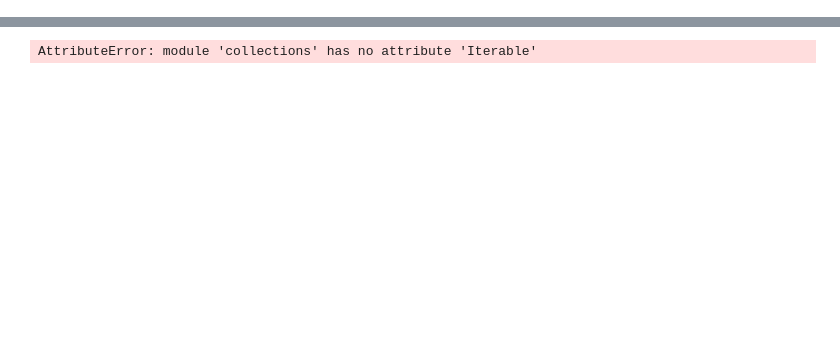
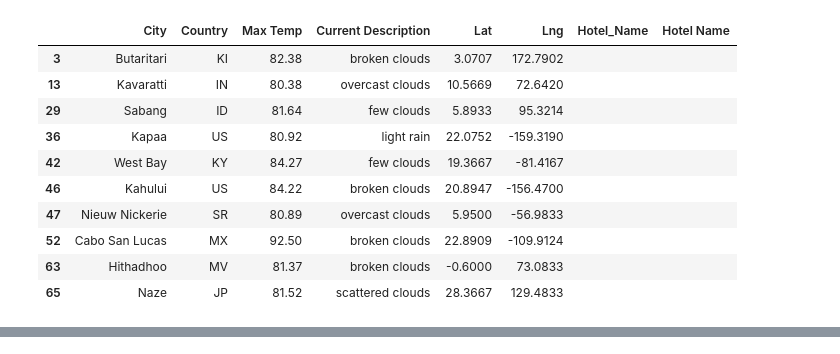
Before and after one commit to jillybean8848/World_Weather_Analysis, a Jupyter notebook: VacationPy.ipynb, the cells around one changed output, grey strips where cells are left out. Cells and saved outputs as stored; diff of their text form; code cells hidden in the pictures; blank space fills up the shorter version.

```diff
--- a/VacationPy.ipynb
+++ b/VacationPy.ipynb
@@ -166,0 +95,27 @@ params = {
+# %%
+#Search for hotels within 3000 meters.
+params = {
+    "radius": 3000,
+    "type": "lodging",
+    "key": g_key
+}
+
+# Iterate through the hotel DataFrame.
+for index, row in hotel_df.iterrows():
+    # 6c. Get latitude and longitude from DataFrame
+    lat = row["Lat"]
+    lng = row["Lng"]
+    params["location"] = f"{lat},{lng}"
+
+    #Set up the base URL for the Google Directions API to get JSON data
+    base_url = "https://maps.googleapis.com/maps/api/place/nearbysearch/json"
+
+    #Make request and retrieve the JSON data from the search.
+    hotels = requests.get(base_url, params=params).json()
+
+    #Get the first hotel from the results and store the name, if a hotel isn't found skip the city.
+    try:
+        hotel_df.loc[index, "Hotel Name"] = hotels["results"][0]["name"]
+    except (IndexError):
+        print("Hotel not found...skipping the city.")
+        hotel_df.loc[index, "Hotel Name"] = np.nan
@@ -166,0 +148,4 @@ params = {
+# %%
+# Create DataFrame called hotel_df to store hotel name along with city, country, max temp, and coordinates.
+hotel_df = preferred_cities_df[["City", "Country", "Max Temp","Current Description","Lat","Lng"]].copy("clean_travel_cities_df")
+hotel_df.head(10)
@@ -166,0 +164,5 @@ params = {
+# %%
+#Create a new empty column named "Hotel Name" to hotel_df
+hotel_df["Hotel_Name"]=""
+
+hotel_df.head
@@ -188,0 +216,4 @@ ReadTimeout: HTTPSConnectionPool(host='maps.googleapis.com', port=443): Read tim
+# %%
+hotel_df["Hotel Name"].replace("", np.nan, inplace=True)
+hotel_df.dropna(subset=["Hotel Name"], inplace=True)
+hotel_df.head()
@@ -188,0 +227,16 @@ ReadTimeout: HTTPSConnectionPool(host='maps.googleapis.com', port=443): Read tim
+# %%
+clean_hotel_df=hotel_df
+clean_hotel_df["Hotel Name"]=""
+clean_hotel_df.head(10)
+# %% [output]
+|  | City | Country | Max Temp | Current Description | Lat | Lng | Hotel_Name | Hotel Name |
+| 3 | Butaritari | KI | 82.38 | broken clouds | 3.0707 | 172.7902 |  |  |
+| 13 | Kavaratti | IN | 80.38 | overcast clouds | 10.5669 | 72.6420 |  |  |
+| 29 | Sabang | ID | 81.64 | few clouds | 5.8933 | 95.3214 |  |  |
+| 36 | Kapaa | US | 80.92 | light rain | 22.0752 | -159.3190 |  |  |
+| 42 | West Bay | KY | 84.27 | few clouds | 19.3667 | -81.4167 |  |  |
+| 46 | Kahului | US | 84.22 | broken clouds | 20.8947 | -156.4700 |  |  |
+| 47 | Nieuw Nickerie | SR | 80.89 | overcast clouds | 5.9500 | -56.9833 |  |  |
+| 52 | Cabo San Lucas | MX | 92.50 | broken clouds | 22.8909 | -109.9124 |  |  |
+| 63 | Hithadhoo | MV | 81.37 | broken clouds | -0.6000 | 73.0833 |  |  |
+| 65 | Naze | JP | 81.52 | scattered clouds | 28.3667 | 129.4833 |  |  |
@@ -199,17 +270,3 @@ fig.add_layer(heat_layer)
 fig
 # %% [output]
 [interactive output not drawn]
-# %%
-# Add a heatmap of temperature for the vacation spots and marker for each city.
-locations = hotel_df[["Lat", "Lng"]]
-max_temp = hotel_df["Max Temp"]
-fig = gmaps.figure(center=(30.0, 31.0), zoom_level=1.5)
-heat_layer = gmaps.heatmap_layer(locations, weights=max_temp,
-             dissipating=False, max_intensity=300, point_radius=4)
-marker_layer = gmaps.marker_layer(locations)
-fig.add_layer(heat_layer)
-fig.add_layer(marker_layer)
-# Call the figure to plot the data.
-fig
-# %% [output]
-AttributeError: module 'collections' has no attribute 'Iterable'
```
Also changed, not shown: parts of 27 cells of this notebook, 2 other files.
